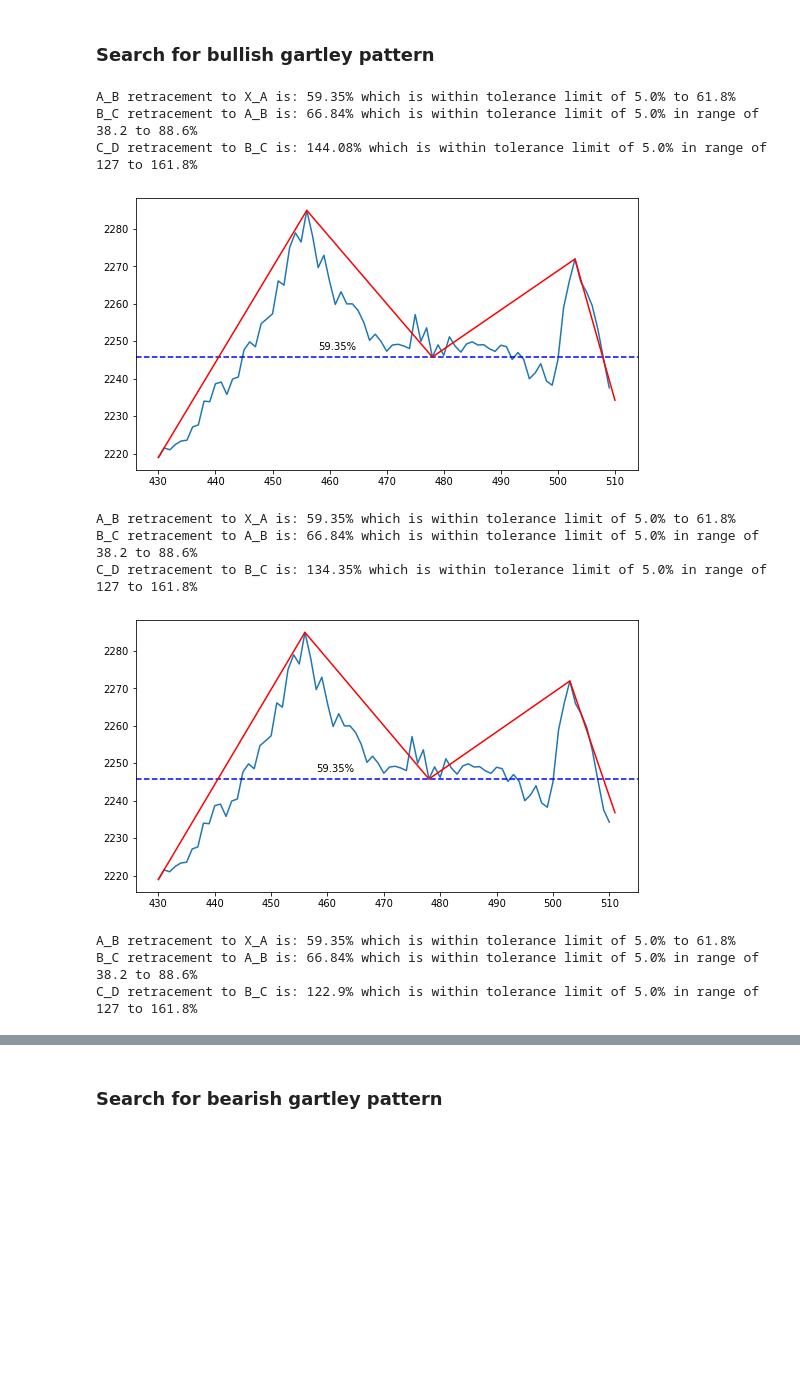
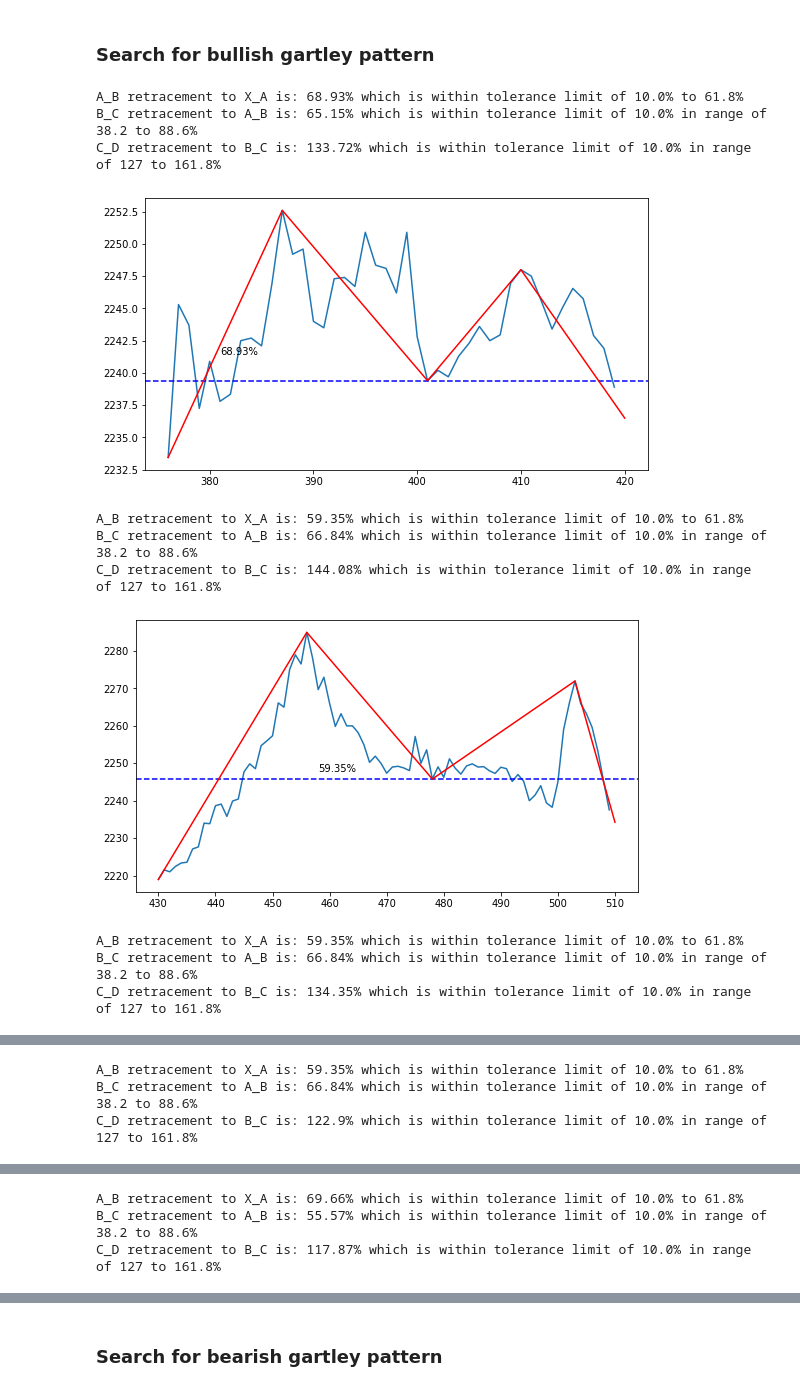
Before and after one commit to arjunjanamatti/finance_and_trading, a Jupyter notebook: gartley_butterfly_crab_bat_harmonic_patterns.ipynb, the cells around one changed output, grey strips where cells are left out. Saved outputs shown, nothing was run; the diff lists cells and outputs as text; code cells hidden in the pictures; blank space fills up the shorter version.

```diff
--- a/gartley_butterfly_crab_bat_harmonic_patterns.ipynb
+++ b/gartley_butterfly_crab_bat_harmonic_patterns.ipynb
@@ -68,7 +67,7 @@ plt.show()
 # %% [markdown]
 ### Search for bullish gartley pattern
 # %%
-error_allowance = 5.0/100
+error_allowance = 10.0/100
 for i in range(100, len(close_series)):
     max_idx = list(argrelextrema(close_series.values[:i], comparator = np.greater, order = 10)[0])
     min_idx = list(argrelextrema(close_series.values[:i], comparator = np.less, order = 10)[0])
@@ -82,41 +81,41 @@ for i in range(100, len(close_series)):
     start = min(current_index)
     end = max(current_index)
 
     X_A = current_price[1] - current_price[0]
     A_B = current_price[2] - current_price[1]
     B_C = current_price[3] - current_price[2]
     C_D = current_price[4] - current_price[3]
 
     # for bullish gartlet pattern
     if ((X_A > 0) & (A_B < 0) & (B_C > 0) & (C_D < 0)):
 
         A_B_range = np.array([0.618 - error_allowance, 0.618 + error_allowance]) * abs(X_A)
         B_C_range = np.array([0.382 - error_allowance, 0.886 + error_allowance]) * abs(A_B)
         C_D_range = np.array([1.27 - error_allowance, 1.618 + error_allowance]) * abs(B_C)
 
         if ((A_B_range[0] < abs(A_B) < A_B_range[1]) & (B_C_range[0] < abs(B_C) < B_C_range[1]) & (C_D_range[0] < abs(C_D) < C_D_range[1])):
             print('A_B retracement to X_A is: {}% which is within tolerance limit of {}% to 61.8% '.format(round(((abs(A_B) / abs(X_A))*100), 2), error_allowance*100))
             print('B_C retracement to A_B is: {}% which is within tolerance limit of {}% in range of 38.2 to 88.6%'.format(round(((abs(B_C) / abs(A_B))*100), 2), error_allowance*100))
             print('C_D retracement to B_C is: {}% which is within tolerance limit of {}% in range of 127 to 161.8%'.format(round(((abs(C_D) / abs(B_C))*100), 2), error_allowance*100))
             plt.figure(figsize = (9,5))
             plt.plot(np.arange(start,i), close_series.values[start:i])
             ### horizontal_line
             plt.axhline(y = current_price[2], color = 'b', linestyle = '--')
             plt.text(current_index[2]-20, current_price[2]+2, str(round(((abs(A_B) / abs(X_A))*100), 2))+'%')
             plt.plot(current_index, current_price, c = 'r')
             plt.show()
 
 #         else:
 #             print('There are no bullish gartley patterns')
 # %% [output]
-A_B retracement to X_A is: 59.35% which is within tolerance limit of 5.0% to 61.8%
-B_C retracement to A_B is: 66.84% which is within tolerance limit of 5.0% in range of 38.2 to 88.6%
-C_D retracement to B_C is: 144.08% which is within tolerance limit of 5.0% in range of 127 to 161.8%
+A_B retracement to X_A is: 68.93% which is within tolerance limit of 10.0% to 61.8%
+B_C retracement to A_B is: 65.15% which is within tolerance limit of 10.0% in range of 38.2 to 88.6%
+C_D retracement to B_C is: 133.72% which is within tolerance limit of 10.0% in range of 127 to 161.8%
-[figure, old version]
+[figure, new version]
-A_B retracement to X_A is: 59.35% which is within tolerance limit of 5.0% to 61.8%
-B_C retracement to A_B is: 66.84% which is within tolerance limit of 5.0% in range of 38.2 to 88.6%
-C_D retracement to B_C is: 134.35% which is within tolerance limit of 5.0% in range of 127 to 161.8%
+A_B retracement to X_A is: 59.35% which is within tolerance limit of 10.0% to 61.8%
+B_C retracement to A_B is: 66.84% which is within tolerance limit of 10.0% in range of 38.2 to 88.6%
+C_D retracement to B_C is: 144.08% which is within tolerance limit of 10.0% in range of 127 to 161.8%
-[figure, old version]
+[figure, new version]
-A_B retracement to X_A is: 59.35% which is within tolerance limit of 5.0% to 61.8%
-B_C retracement to A_B is: 66.84% which is within tolerance limit of 5.0% in range of 38.2 to 88.6%
-C_D retracement to B_C is: 122.9% which is within tolerance limit of 5.0% in range of 127 to 161.8%
+A_B retracement to X_A is: 59.35% which is within tolerance limit of 10.0% to 61.8%
+B_C retracement to A_B is: 66.84% which is within tolerance limit of 10.0% in range of 38.2 to 88.6%
+C_D retracement to B_C is: 134.35% which is within tolerance limit of 10.0% in range of 127 to 161.8%
@@ -123,0 +123,3 @@ C_D retracement to B_C is: 122.9% which is within tolerance limit of 5.0% in ran
+A_B retracement to X_A is: 59.35% which is within tolerance limit of 10.0% to 61.8%
+B_C retracement to A_B is: 66.84% which is within tolerance limit of 10.0% in range of 38.2 to 88.6%
+C_D retracement to B_C is: 122.9% which is within tolerance limit of 10.0% in range of 127 to 161.8%
@@ -123,0 +127,3 @@ C_D retracement to B_C is: 122.9% which is within tolerance limit of 5.0% in ran
+A_B retracement to X_A is: 69.66% which is within tolerance limit of 10.0% to 61.8%
+B_C retracement to A_B is: 55.57% which is within tolerance limit of 10.0% in range of 38.2 to 88.6%
+C_D retracement to B_C is: 117.87% which is within tolerance limit of 10.0% in range of 127 to 161.8%
```
Also changed, not shown: parts of 4 cells of this notebook, 1 other file.
